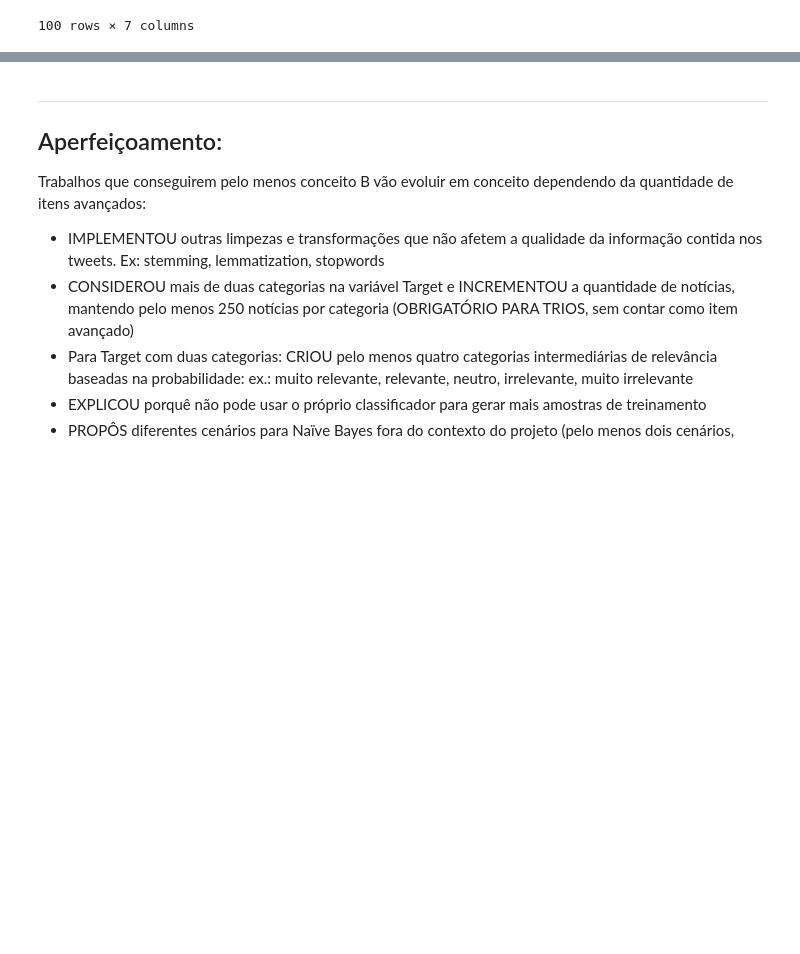
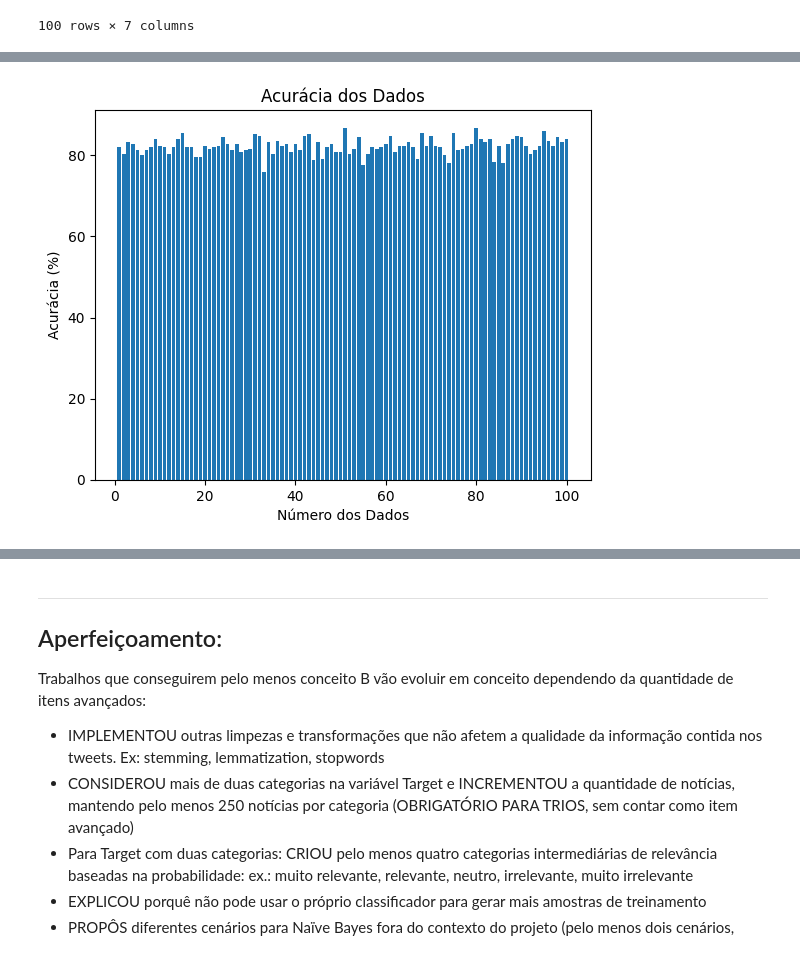
Before and after one commit to carneirogabrielly/C.DadosP1, a Jupyter notebook: #FINALISPACE.ipynb, the cells around one changed output, grey strips where cells are left out. Saved outputs shown, nothing was run; the diff lists cells and outputs as text; code cells hidden in the pictures; blank space fills up the shorter version.

```diff
--- a/#FINALISPACE.ipynb
+++ b/#FINALISPACE.ipynb
@@ -467,0 +506,11 @@ dados_calculados
+# %%
+numeros_de_dados = list(range(1, len(acuracia) + 1))
+
+# Crie o gráfico de barras
+plt.bar(numeros_de_dados, acuracia)
+plt.xlabel('Número dos Dados')
+plt.ylabel('Acurácia (%)')
+plt.title('Acurácia dos Dados')
+plt.show()
+# %% [output]
+[figure, added]
```
Also changed, not shown: parts of 7 cells of this notebook.
